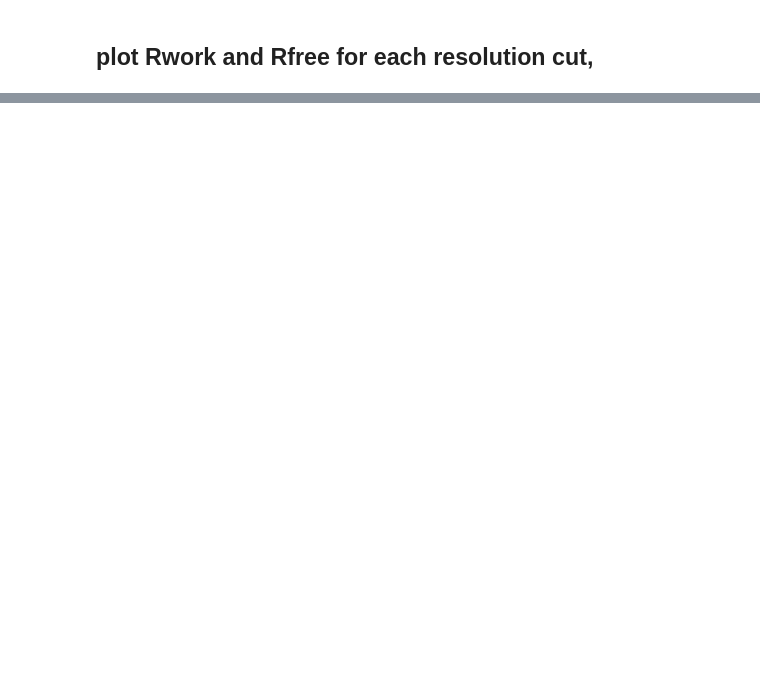
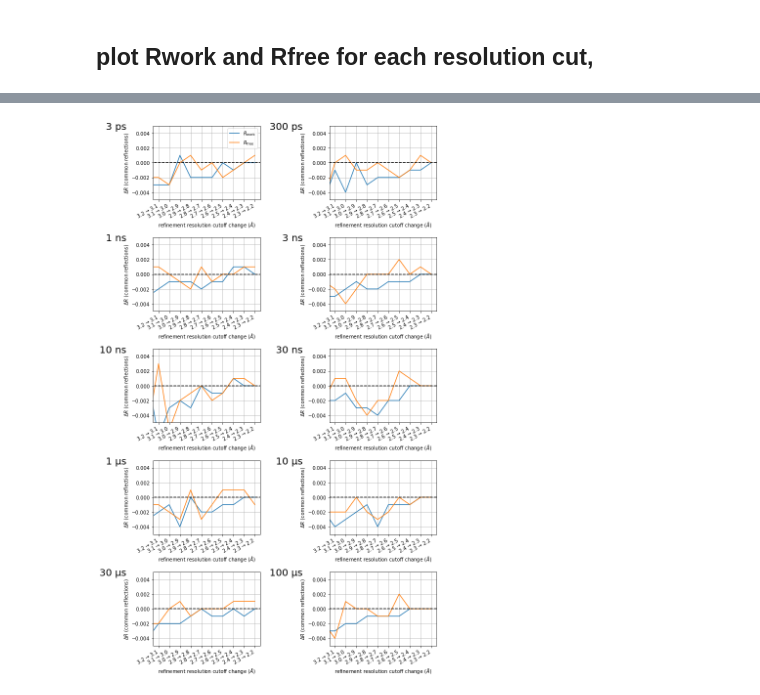
Before and after one commit to tjlane/mmcpd-p19638, a Jupyter notebook: paired-refinement/paired-refinement-plot.ipynb, the cells around one changed output, grey strips where cells are left out. Drawn from its saved outputs; the diff is of its cells as text; code cells hidden in the pictures; blank space fills up the shorter version.

```diff
--- a/paired-refinement/paired-refinement-plot.ipynb
+++ b/paired-refinement/paired-refinement-plot.ipynb
@@ -156,0 +209,24 @@ plt.show()
+# %%
+# just the paired refinement plots
+
+nrows = len(TIMEPOINTS) // 2 + len(TIMEPOINTS) % 2
+fig, axes = plt.subplots(figsize=(10,16), nrows=nrows, ncols=2)
+
+for it,timepoint in enumerate(TIMEPOINTS):
+
+    row = it // 2
+    col = it % 2
+
+    if it == 0:
+        legend = True
+    else:
+        legend = False
+
+    stack = build_rfactor_table_stack(BASEDIR, timepoint, RESOLUTIONS)
+    plot_delta_r(stack, axes[row,col], legend=legend, text=TIMEPOINT_LABEL[it])
+
+plt.tight_layout()
+plt.savefig('./paired_refinement.pdf')
+plt.show()
+# %% [output]
+[figure, added]
```
Also changed, not shown: parts of 14 cells of this notebook, 2 other files.
